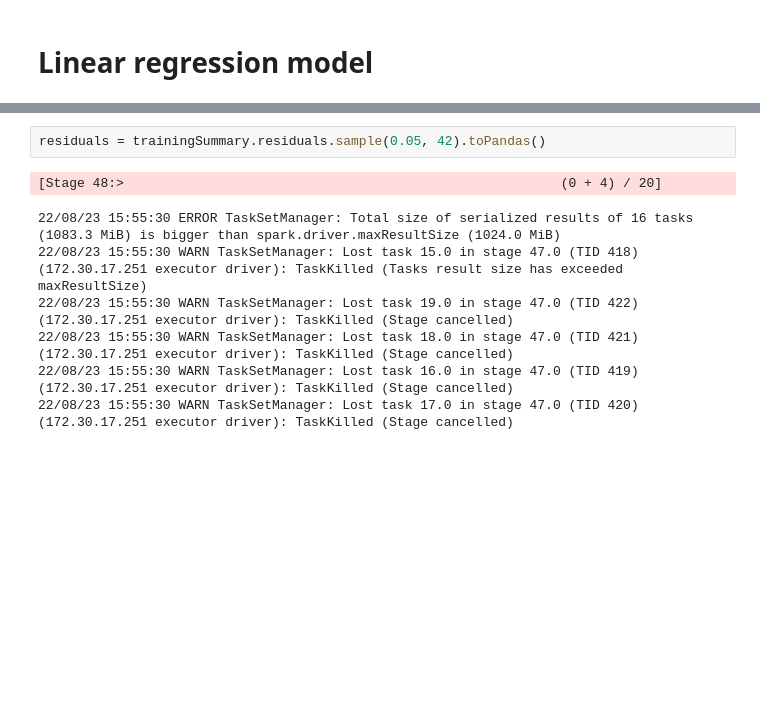
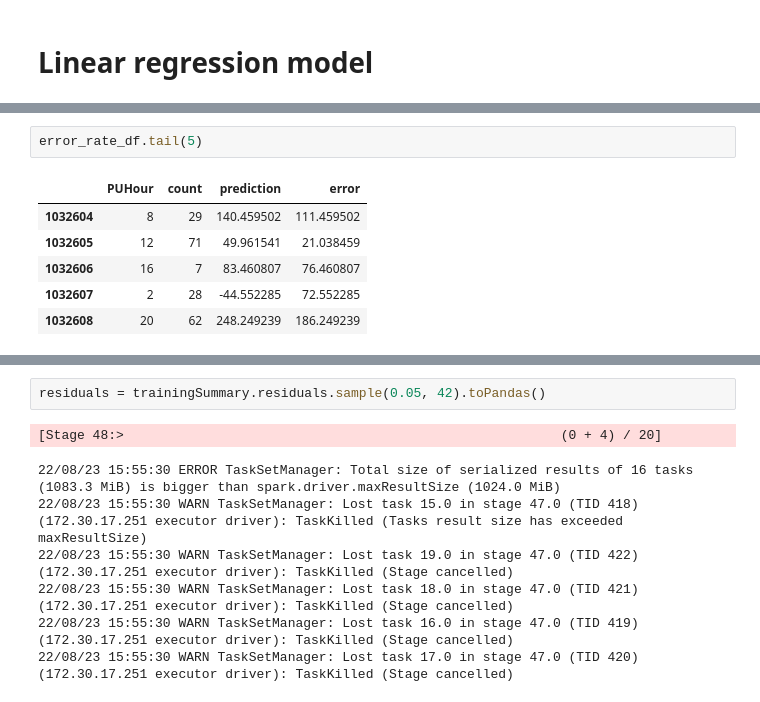
Before and after one commit to MAST30034-Applied-Data-Science/mast30034-project-1-ToomasRo, a Jupyter notebook: notebooks/modelling2.ipynb, the cells around one changed output, grey strips where cells are left out. Cells and saved outputs as stored; diff of their text form; blank space fills up the shorter version.

```diff
--- a/notebooks/modelling2.ipynb
+++ b/notebooks/modelling2.ipynb
@@ -160,0 +144,9 @@ r2: 0.585689
+# %%
+error_rate_df.tail(5)
+# %% [output]
+|  | PUHour | count | prediction | error |
+| 1032604 | 8 | 29 | 140.459502 | 111.459502 |
+| 1032605 | 12 | 71 | 49.961541 | 21.038459 |
+| 1032606 | 16 | 7 | 83.460807 | 76.460807 |
+| 1032607 | 2 | 28 | -44.552285 | 72.552285 |
+| 1032608 | 20 | 62 | 248.249239 | 186.249239 |
```
Also changed, not shown: parts of 17 cells of this notebook, 4 other files.
